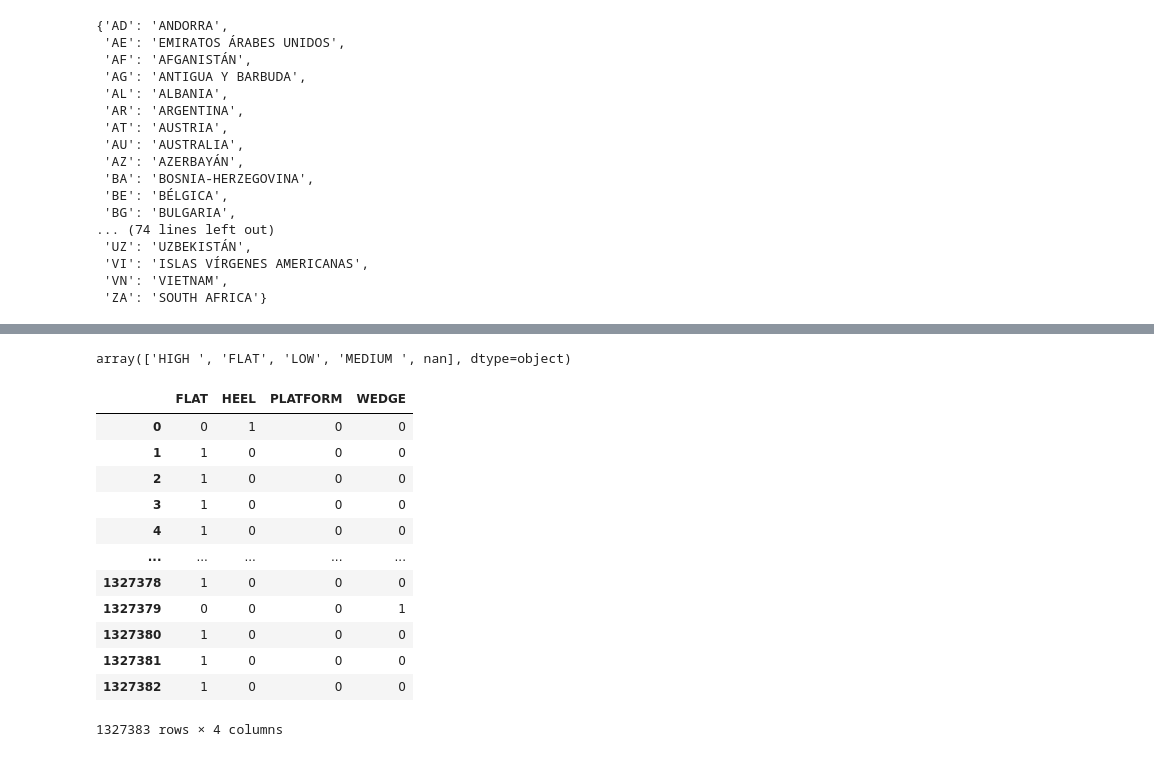
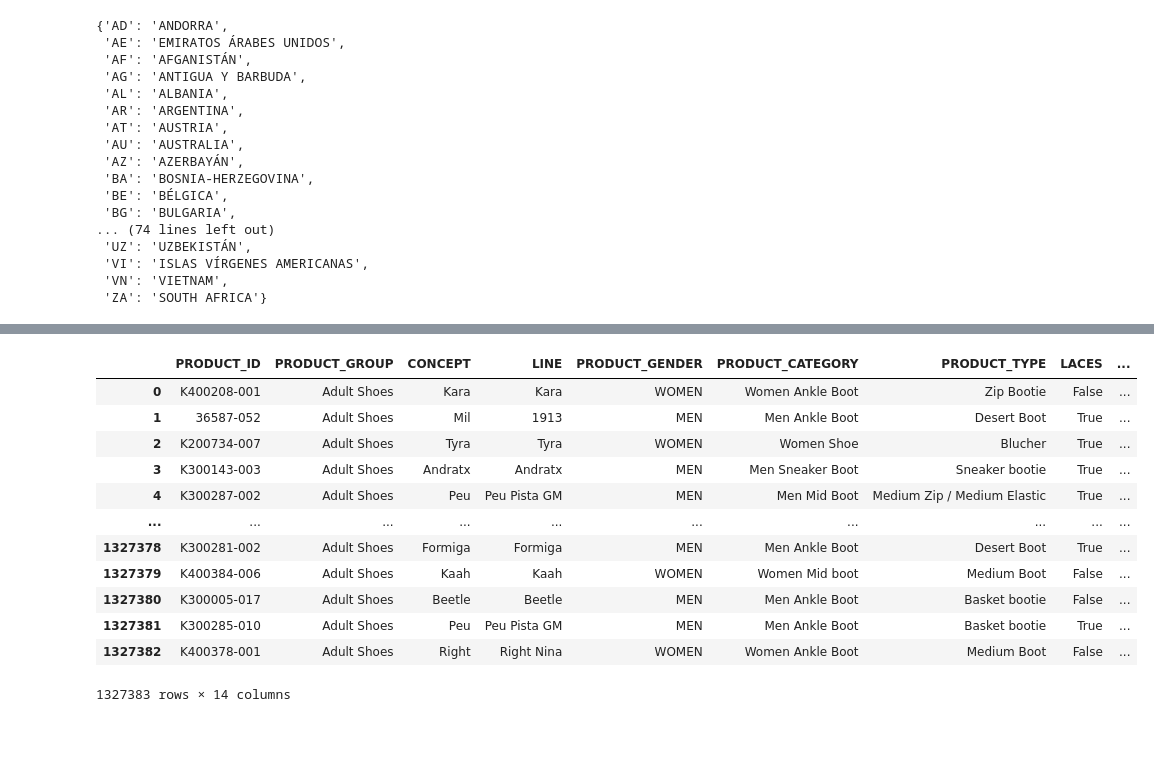
Before and after one commit to LiviReka/CamperRecommender, a Jupyter notebook: dataviz.ipynb, the cells around one changed output, grey strips where cells are left out. Cells and saved outputs as stored; diff of their text form; code cells hidden in the pictures.

```diff
--- a/dataviz.ipynb
+++ b/dataviz.ipynb
@@ -109,22 +127,20 @@ item_categoricals = ['PRODUCT_GROUP','CONCEPT','LINE','PRODUCT_GENDER',\
 # %%
 items_attributes = cleandata[item_fields]
-items_attributes.SOLE_SUBTYPE.unique()
+items_attributes
 # %% [output]
+|  | PRODUCT_ID | PRODUCT_GROUP | CONCEPT | LINE | PRODUCT_GENDER | PRODUCT_CATEGORY | PRODUCT_TYPE | LACES | ... |
+| 0 | K400208-001 | Adult Shoes | Kara | Kara | WOMEN | Women Ankle Boot | Zip Bootie | False | ... |
+| 1 | 36587-052 | Adult Shoes | Mil | 1913 | MEN | Men Ankle Boot | Desert Boot | True | ... |
+| 2 | K200734-007 | Adult Shoes | Tyra | Tyra | WOMEN | Women Shoe | Blucher | True | ... |
+| 3 | K300143-003 | Adult Shoes | Andratx | Andratx | MEN | Men Sneaker Boot | Sneaker bootie | True | ... |
+| 4 | K300287-002 | Adult Shoes | Peu | Peu Pista GM | MEN | Men Mid Boot | Medium Zip / Medium Elastic | True | ... |
+| ... | ... | ... | ... | ... | ... | ... | ... | ... | ... |
+| 1327378 | K300281-002 | Adult Shoes | Formiga | Formiga | MEN | Men Ankle Boot | Desert Boot | True | ... |
+| 1327379 | K400384-006 | Adult Shoes | Kaah | Kaah | WOMEN | Women Mid boot | Medium Boot | False | ... |
+| 1327380 | K300005-017 | Adult Shoes | Beetle | Beetle | MEN | Men Ankle Boot | Basket bootie | False | ... |
+| 1327381 | K300285-010 | Adult Shoes | Peu | Peu Pista GM | MEN | Men Ankle Boot | Basket bootie | True | ... |
+| 1327382 | K400378-001 | Adult Shoes | Right | Right Nina | WOMEN | Women Ankle Boot | Medium Boot | False | ... |
-array(['HIGH ', 'FLAT', 'LOW', 'MEDIUM ', nan], dtype=object)
+1327383 rows × 14 columns
 # %%
 
-pd.get_dummies(items_attributes.SOLE_TYPE)
+onehot_categoricals = pd.get_dummies(items_attributes[item_categoricals])
-# %% [output]
-|  | FLAT | HEEL | PLATFORM | WEDGE |
-| 0 | 0 | 1 | 0 | 0 |
-| 1 | 1 | 0 | 0 | 0 |
-| 2 | 1 | 0 | 0 | 0 |
-| 3 | 1 | 0 | 0 | 0 |
-| 4 | 1 | 0 | 0 | 0 |
-| ... | ... | ... | ... | ... |
-| 1327378 | 1 | 0 | 0 | 0 |
-| 1327379 | 0 | 0 | 0 | 1 |
-| 1327380 | 1 | 0 | 0 | 0 |
-| 1327381 | 1 | 0 | 0 | 0 |
-| 1327382 | 1 | 0 | 0 | 0 |
-1327383 rows × 4 columns
```
Also changed, not shown: parts of 6 cells of this notebook.
